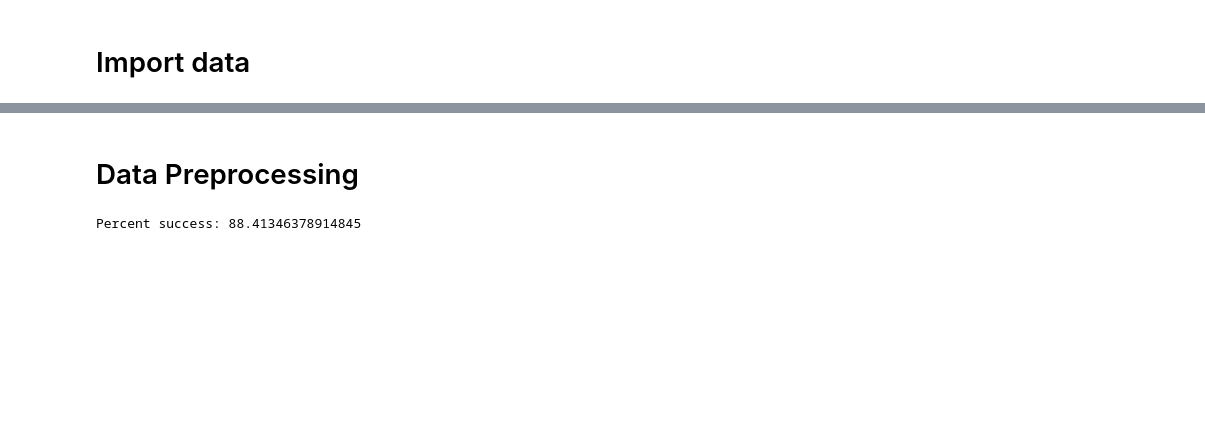
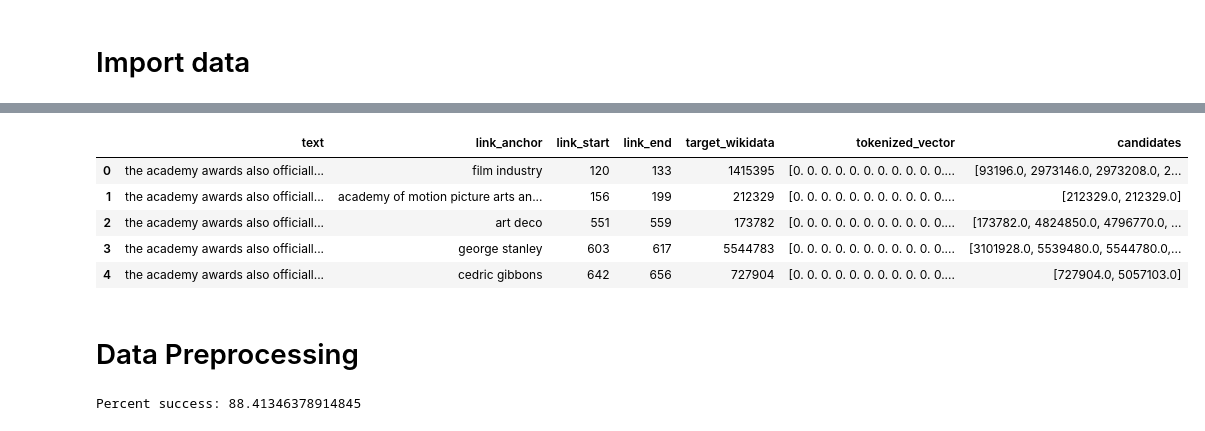
Before and after one commit to Ankur3107/NamedEntityDisambiguation, a Jupyter notebook: notebooks/LSTM Entity Matching.ipynb, the cells around one changed output, grey strips where cells are left out. Drawn from its saved outputs; the diff is of its cells as text; code cells hidden in the pictures; blank space fills up the shorter version.

```diff
--- a/notebooks/LSTM Entity Matching.ipynb
+++ b/notebooks/LSTM Entity Matching.ipynb
@@ -20,5 +23,7 @@ from nltk.tokenize import sent_tokenize, word_tokenize
 # %% [markdown]
 # Import data
+# %%
+data = pd.read_csv('../data/sample_data_1percent.csv')
 # %%
 # Get intros
 
@@ -27,3 +52,12 @@ with open('../data/sample_labels.pkl', 'rb') as f:
+# %%
+data.head()
+# %% [output]
+|  | text | link_anchor | link_start | link_end | target_wikidata | tokenized_vector | candidates |
+| 0 | the academy awards also officiall... | film industry | 120 | 133 | 1415395 | [0. 0. 0. 0. 0. 0. 0. 0. 0. 0. 0.... | [93196.0, 2973146.0, 2973208.0, 2... |
+| 1 | the academy awards also officiall... | academy of motion picture arts an... | 156 | 199 | 212329 | [0. 0. 0. 0. 0. 0. 0. 0. 0. 0. 0.... | [212329.0, 212329.0] |
+| 2 | the academy awards also officiall... | art deco | 551 | 559 | 173782 | [0. 0. 0. 0. 0. 0. 0. 0. 0. 0. 0.... | [173782.0, 4824850.0, 4796770.0, ... |
+| 3 | the academy awards also officiall... | george stanley | 603 | 617 | 5544783 | [0. 0. 0. 0. 0. 0. 0. 0. 0. 0. 0.... | [3101928.0, 5539480.0, 5544780.0,... |
+| 4 | the academy awards also officiall... | cedric gibbons | 642 | 656 | 727904 | [0. 0. 0. 0. 0. 0. 0. 0. 0. 0. 0.... | [727904.0, 5057103.0] |
 # %%
 #get entity embeddings for each entity ID
 
```
Also changed, not shown: parts of 5 cells of this notebook, 32 other files.
